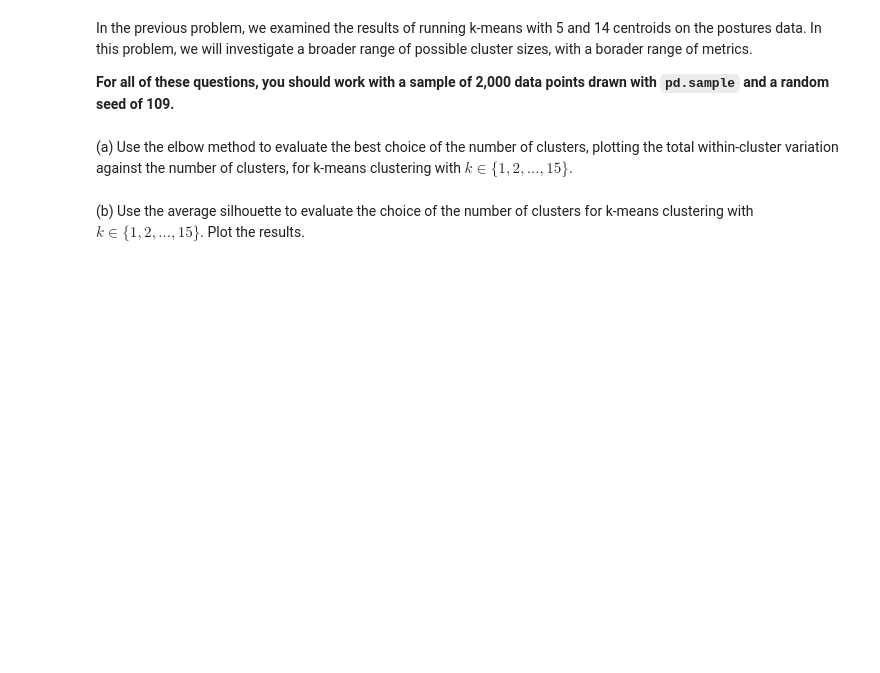
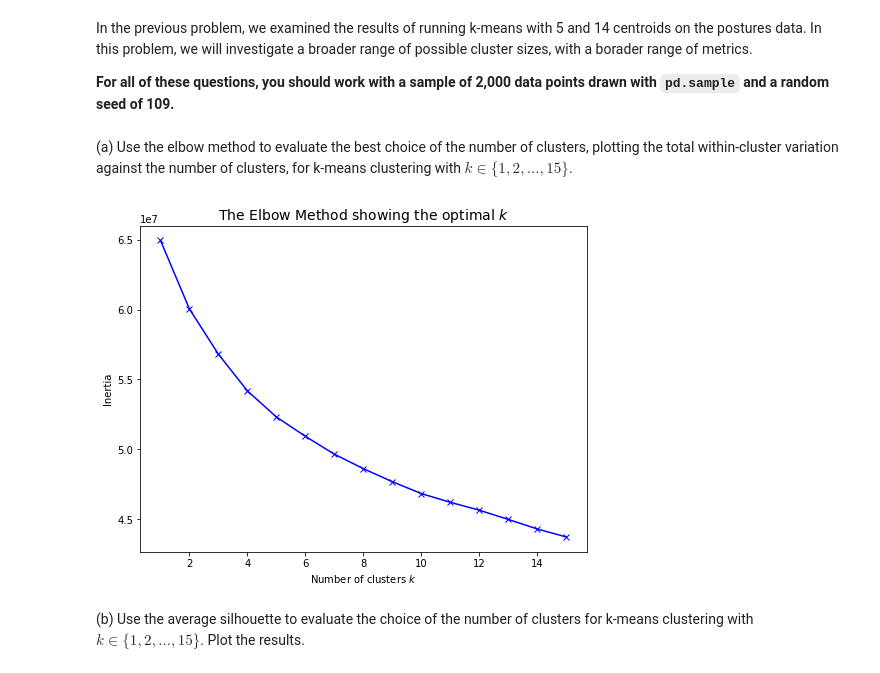
Before and after one commit to Ruby122/2020-CS109B, a Jupyter notebook: content/homeworks/hw02/cs109b_hw2.ipynb, the cells around one changed output. Drawn from its saved outputs; the diff is of its cells as text; code cells hidden in the pictures; blank space fills up the shorter version.

```diff
--- a/content/homeworks/hw02/cs109b_hw2.ipynb
+++ b/content/homeworks/hw02/cs109b_hw2.ipynb
@@ -333,2 +332,22 @@ In the previous problem, we examined the results of running k-means with 5 and 1
+# %%
+#your code here
+# sample
+postures_sample = postures_clean.sample(n = 2000, random_state = 109)
+# drop cluster 14 and cluster 5 labels
+postures_sample_clean = postures_sample.drop(['Cluster14', 'Cluster5'], axis = 1)
+# plot
+wss = []
+for i in range(1,16):
+    fitx = KMeans(n_clusters=i, random_state=109).fit(postures_sample_clean)
+    wss.append(fitx.inertia_)
+
+plt.figure(figsize=(8,6))
+plt.plot(range(1,16), wss, 'bx-')
+plt.xlabel('Number of clusters $k$')
+plt.ylabel('Inertia')
+plt.title('The Elbow Method showing the optimal $k$', size = 14)
+plt.show()
+# %% [output]
+[figure, added]
 # %% [markdown]
 (b) Use the average silhouette to evaluate the choice of the number of clusters for k-means clustering with $k \in \{1,2,...,15\}$. Plot the results.
```
Also changed, not shown: parts of 25 cells of this notebook.
